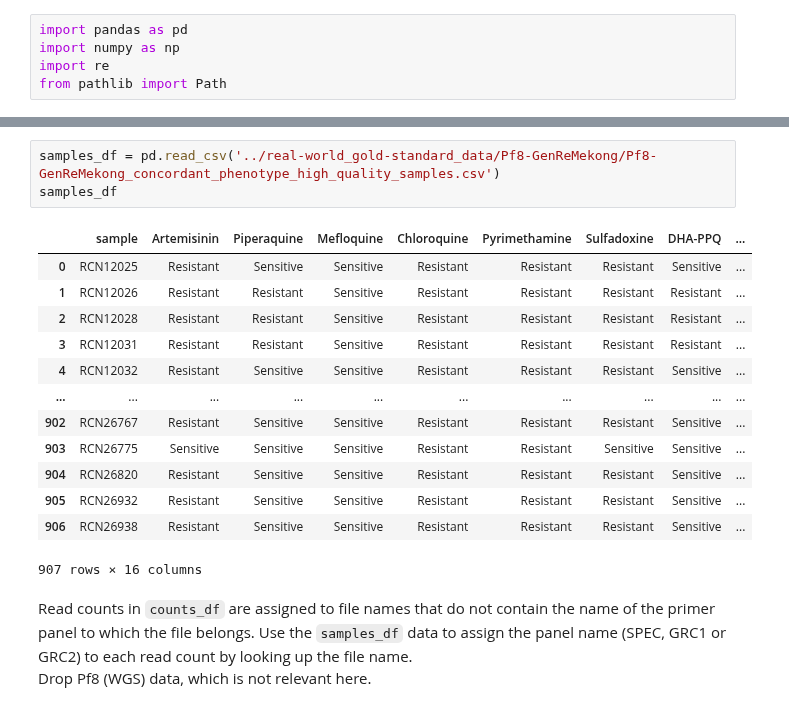
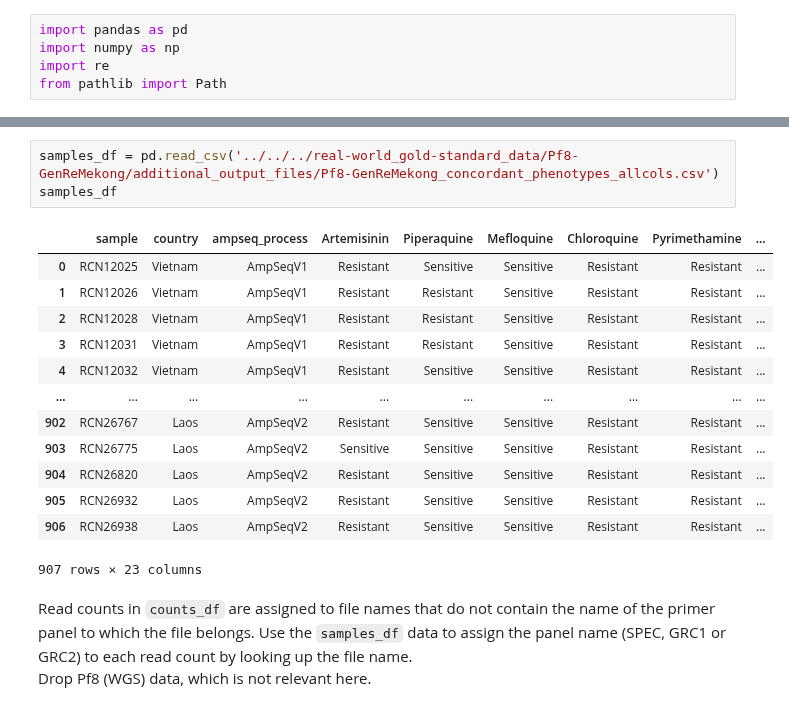
Before and after one commit to advISO-project/validation_malaria, a Jupyter notebook: simulated_data/prepare_simulation_run/scripts/prepare_files_for_simulation.ipynb, the cells around one changed output, grey strips where cells are left out. Cells and saved outputs as stored; diff of their text form.

````diff
--- a/simulated_data/prepare_simulation_run/scripts/prepare_files_for_simulation.ipynb
+++ b/simulated_data/prepare_simulation_run/scripts/prepare_files_for_simulation.ipynb
@@ -84,22 +84,22 @@ counts_df
 | 3627 | ERR15628802_1.fastq.gz | 9683996 |
 3628 rows × 2 columns
 # %%
-samples_df = pd.read_csv('../real-world_gold-standard_data/Pf8-GenReMekong/Pf8-GenReMekong_concordant_phenotype_high_quality_samples.csv')
+samples_df = pd.read_csv('../../../real-world_gold-standard_data/Pf8-GenReMekong/additional_output_files/Pf8-GenReMekong_concordant_phenotypes_allcols.csv')
 samples_df
 # %% [output]
-|  | sample | Artemisinin | Piperaquine | Mefloquine | Chloroquine | Pyrimethamine | Sulfadoxine | DHA-PPQ | ... |
-| 0 | RCN12025 | Resistant | Sensitive | Sensitive | Resistant | Resistant | Resistant | Sensitive | ... |
-| 1 | RCN12026 | Resistant | Resistant | Sensitive | Resistant | Resistant | Resistant | Resistant | ... |
-| 2 | RCN12028 | Resistant | Resistant | Sensitive | Resistant | Resistant | Resistant | Resistant | ... |
-| 3 | RCN12031 | Resistant | Resistant | Sensitive | Resistant | Resistant | Resistant | Resistant | ... |
-| 4 | RCN12032 | Resistant | Sensitive | Sensitive | Resistant | Resistant | Resistant | Sensitive | ... |
+|  | sample | country | ampseq_process | Artemisinin | Piperaquine | Mefloquine | Chloroquine | Pyrimethamine | ... |
+| 0 | RCN12025 | Vietnam | AmpSeqV1 | Resistant | Sensitive | Sensitive | Resistant | Resistant | ... |
+| 1 | RCN12026 | Vietnam | AmpSeqV1 | Resistant | Resistant | Sensitive | Resistant | Resistant | ... |
+| 2 | RCN12028 | Vietnam | AmpSeqV1 | Resistant | Resistant | Sensitive | Resistant | Resistant | ... |
+| 3 | RCN12031 | Vietnam | AmpSeqV1 | Resistant | Resistant | Sensitive | Resistant | Resistant | ... |
+| 4 | RCN12032 | Vietnam | AmpSeqV1 | Resistant | Sensitive | Sensitive | Resistant | Resistant | ... |
 | ... | ... | ... | ... | ... | ... | ... | ... | ... | ... |
-| 902 | RCN26767 | Resistant | Sensitive | Sensitive | Resistant | Resistant | Resistant | Sensitive | ... |
-| 903 | RCN26775 | Sensitive | Sensitive | Sensitive | Resistant | Resistant | Sensitive | Sensitive | ... |
-| 904 | RCN26820 | Resistant | Sensitive | Sensitive | Resistant | Resistant | Resistant | Sensitive | ... |
-| 905 | RCN26932 | Resistant | Sensitive | Sensitive | Resistant | Resistant | Resistant | Sensitive | ... |
-| 906 | RCN26938 | Resistant | Sensitive | Sensitive | Resistant | Resistant | Resistant | Sensitive | ... |
+| 902 | RCN26767 | Laos | AmpSeqV2 | Resistant | Sensitive | Sensitive | Resistant | Resistant | ... |
+| 903 | RCN26775 | Laos | AmpSeqV2 | Sensitive | Sensitive | Sensitive | Resistant | Resistant | ... |
+| 904 | RCN26820 | Laos | AmpSeqV2 | Resistant | Sensitive | Sensitive | Resistant | Resistant | ... |
+| 905 | RCN26932 | Laos | AmpSeqV2 | Resistant | Sensitive | Sensitive | Resistant | Resistant | ... |
+| 906 | RCN26938 | Laos | AmpSeqV2 | Resistant | Sensitive | Sensitive | Resistant | Resistant | ... |
-907 rows × 16 columns
+907 rows × 23 columns
 # %% [markdown]
 Read counts in ```counts_df``` are assigned to file names that do not contain the name of the primer panel to which the file belongs. Use the ```samples_df``` data to assign the panel name (SPEC, GRC1 or GRC2) to each read count by looking up the file name.
 Drop Pf8 (WGS) data, which is not relevant here.
````
Also changed, not shown: parts of 10 cells of this notebook.
